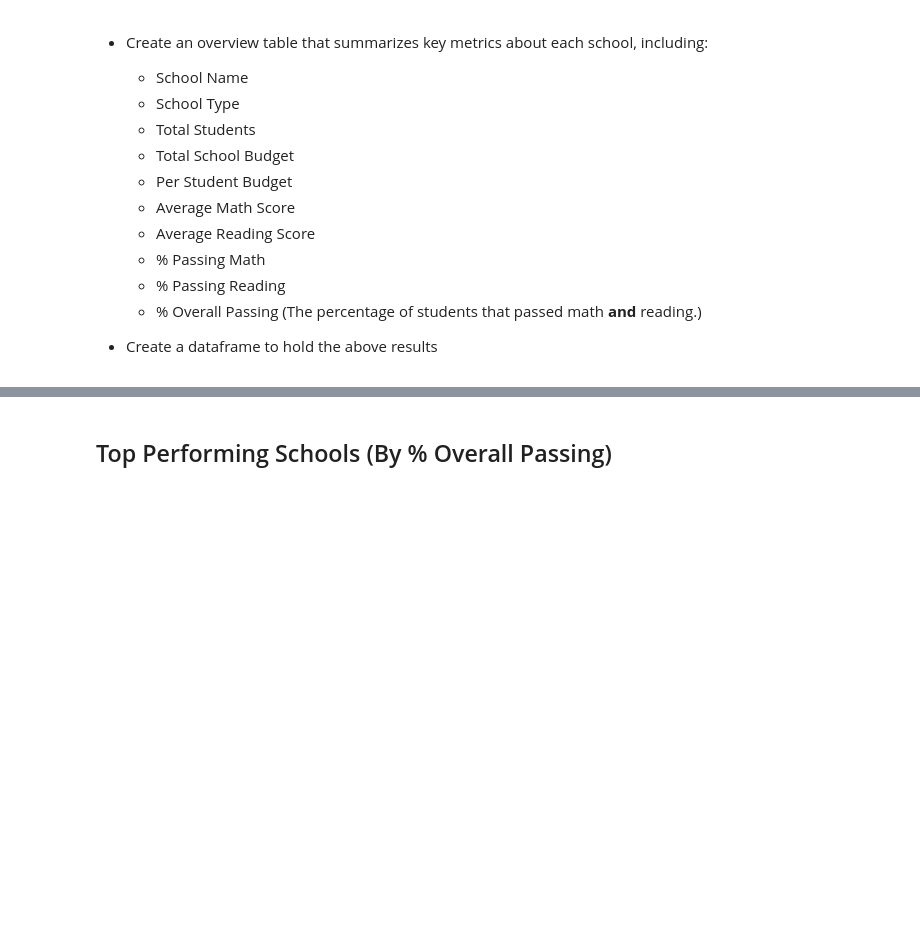
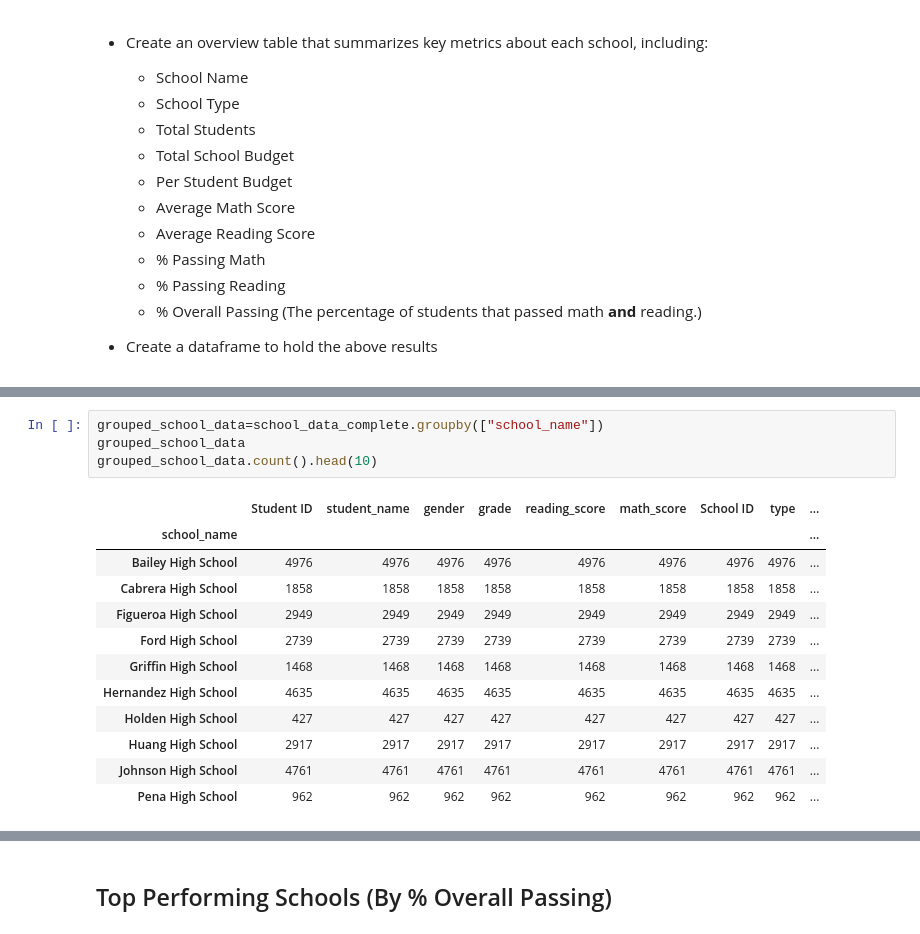
Before and after one commit to lakemp2345/pandas-challenge, a Jupyter notebook: PyCitySchools.ipynb, the cells around one changed output, grey strips where cells are left out. Saved outputs shown, nothing was run; the diff lists cells and outputs as text; blank space fills up the shorter version.

Commit message:
school summary

```diff
--- a/PyCitySchools.ipynb
+++ b/PyCitySchools.ipynb
@@ -141,0 +143,17 @@ Completed
+# %%
+grouped_school_data=school_data_complete.groupby(["school_name"])
+grouped_school_data
+grouped_school_data.count().head(10)
+# %% [output]
+|  | Student ID | student_name | gender | grade | reading_score | math_score | School ID | type | ... |
+| school_name |  |  |  |  |  |  |  |  | ... |
+| Bailey High School | 4976 | 4976 | 4976 | 4976 | 4976 | 4976 | 4976 | 4976 | ... |
+| Cabrera High School | 1858 | 1858 | 1858 | 1858 | 1858 | 1858 | 1858 | 1858 | ... |
+| Figueroa High School | 2949 | 2949 | 2949 | 2949 | 2949 | 2949 | 2949 | 2949 | ... |
+| Ford High School | 2739 | 2739 | 2739 | 2739 | 2739 | 2739 | 2739 | 2739 | ... |
+| Griffin High School | 1468 | 1468 | 1468 | 1468 | 1468 | 1468 | 1468 | 1468 | ... |
+| Hernandez High School | 4635 | 4635 | 4635 | 4635 | 4635 | 4635 | 4635 | 4635 | ... |
+| Holden High School | 427 | 427 | 427 | 427 | 427 | 427 | 427 | 427 | ... |
+| Huang High School | 2917 | 2917 | 2917 | 2917 | 2917 | 2917 | 2917 | 2917 | ... |
+| Johnson High School | 4761 | 4761 | 4761 | 4761 | 4761 | 4761 | 4761 | 4761 | ... |
+| Pena High School | 962 | 962 | 962 | 962 | 962 | 962 | 962 | 962 | ... |
```
Also changed, not shown: parts of 14 cells of this notebook.
